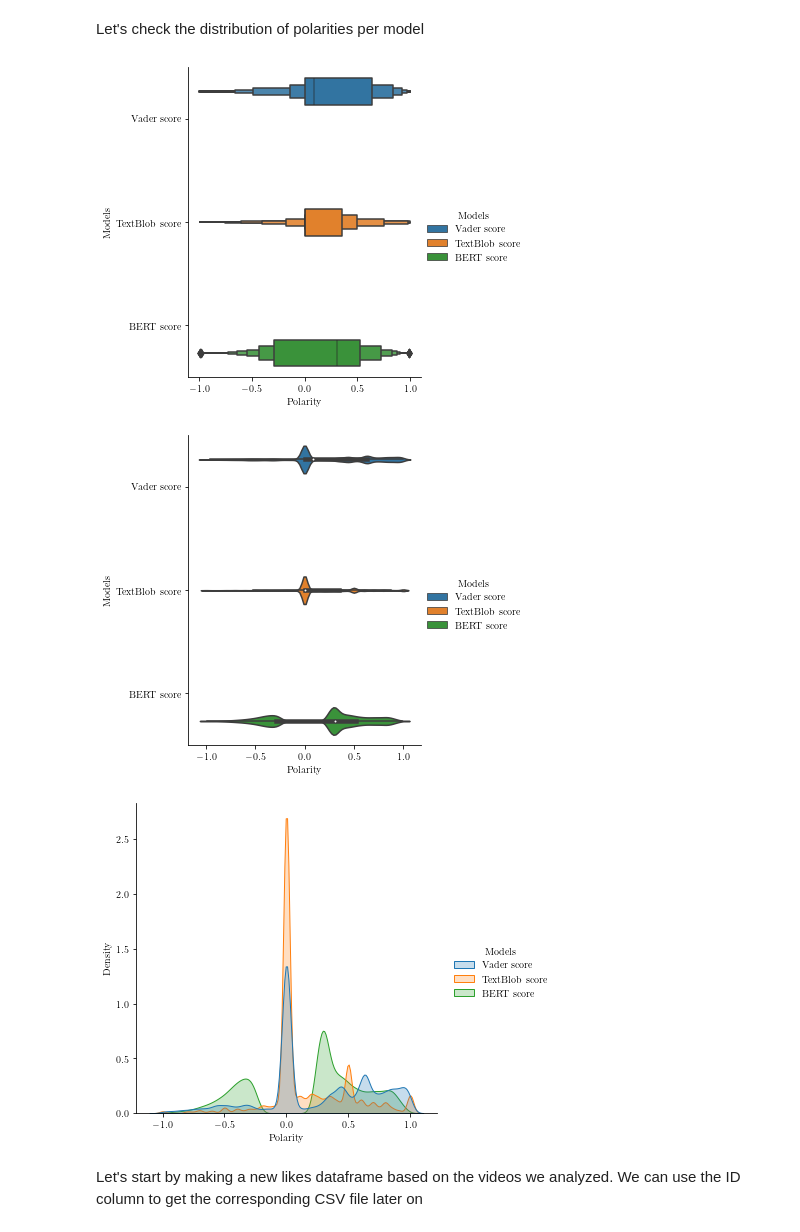
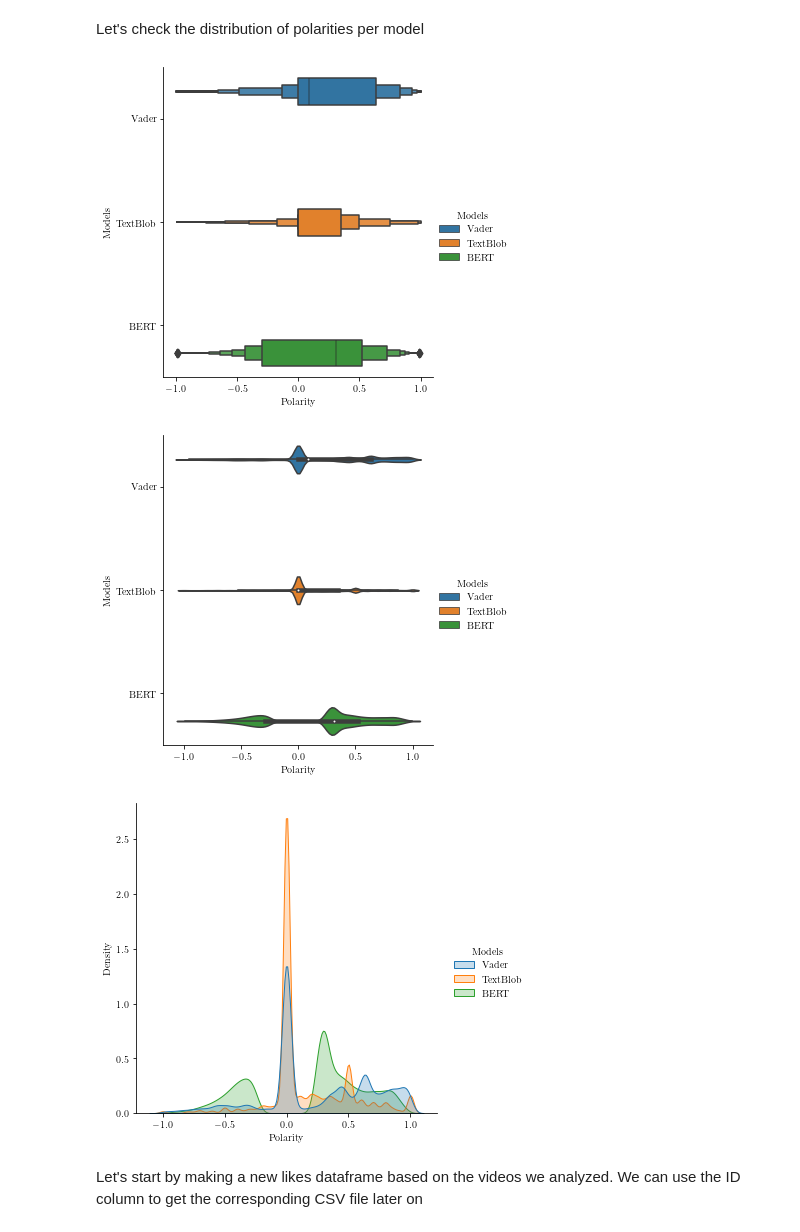
Before and after one commit to gmarsanich/gmarsanichThesis2022, a Jupyter notebook: Thesis Project Notebook.ipynb, the cells around one changed output. Cells and saved outputs as stored; diff of their text form; code cells hidden in the pictures.

```diff
--- a/Thesis Project Notebook.ipynb
+++ b/Thesis Project Notebook.ipynb
@@ -422,24 +422,25 @@ Let's check the distribution of polarities per model
 # %%
 columns = [all_files["Vader score"], all_files["TextBlob score"], all_files["BERT score"]]
 models = ["Vader", "TextBlob", "BERT"]
 df_list = []
 
 all_files_copy = all_files.copy(deep = True)
 all_files_copy = all_files_copy.drop(columns = ["Comment", "Vader label", "TextBlob label", "BERT label"])
+all_files_copy = all_files_copy.rename(columns = {"Vader score": "Vader", "TextBlob score": "TextBlob", "BERT score": "BERT"})
 all_files_copy_melt = pd.melt(all_files_copy, var_name = "Models", value_name = "Polarity")
 
 boxen = sns.catplot(x = "Polarity", y = "Models", hue="Models", data = all_files_copy_melt, kind = "boxen")
-# plt.savefig(f"{plots_dir}\\boxenplot_times.pgf", dpi = 300)
+#plt.savefig(f"{plots_dir}\\boxenplot_times.pgf", dpi = 300)
 
 violin = sns.catplot(x = "Polarity", y = "Models", hue="Models", data = all_files_copy_melt, kind = "violin")
-# plt.savefig(f"{plots_dir}\\violinplot_times.pgf", dpi = 300)
+#plt.savefig(f"{plots_dir}\\violinplot_times.pgf", dpi = 300)
 
 kde = sns.displot(data = all_files_copy_melt, x = "Polarity", hue="Models", kind = "kde", fill = True)
-# plt.savefig(f"{plots_dir}\\polarity_distribution_times.pgf", dpi = 300)
+#plt.savefig(f"{plots_dir}\\polarity_distribution_times.pgf", dpi = 300)
 # %% [output]
-[figure, old version]
+[figure, new version]
-[figure, old version]
+[figure, new version]
-[figure, old version]
+[figure, new version]
 # %% [markdown]
 Let's start by making a new likes dataframe based on the videos we analyzed. We can use the ID column to get the corresponding CSV file later on
 # %%
```
Also changed, not shown: parts of 1 cell of this notebook.
